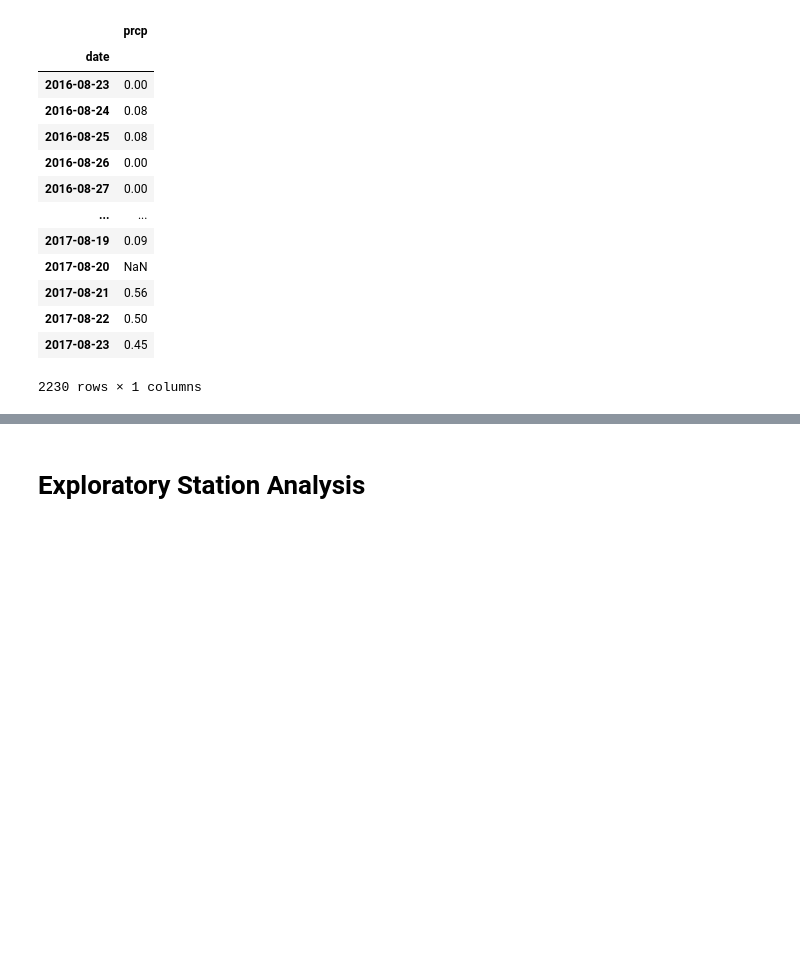
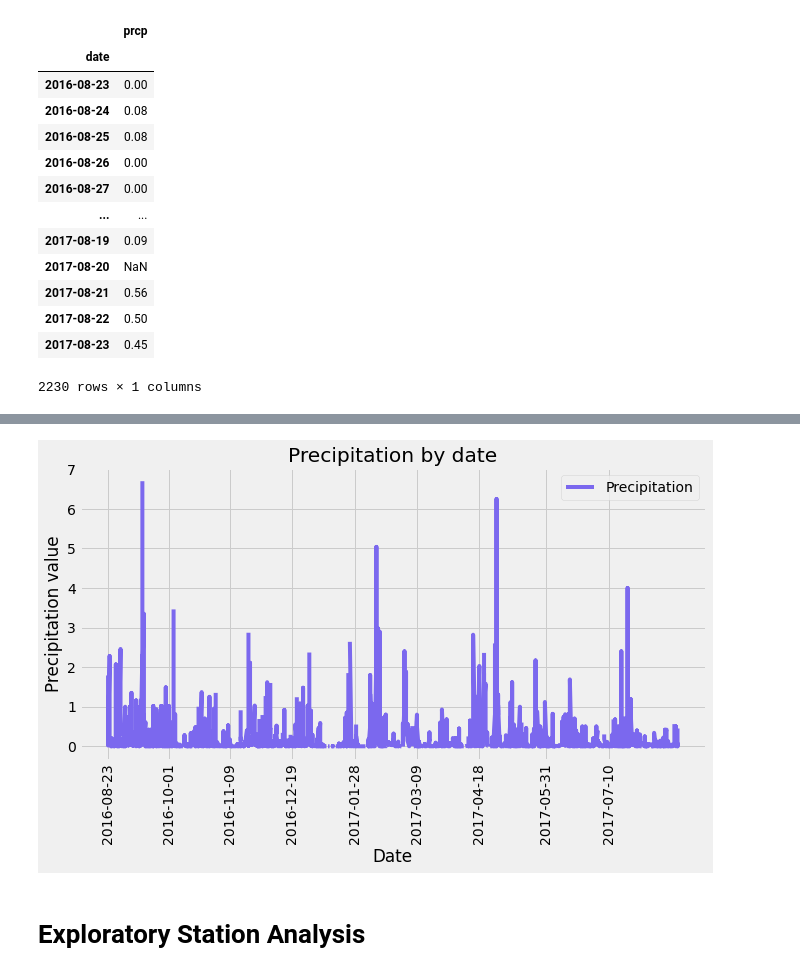
Before and after one commit to LP-116/sqlalchemy-challenge, a Jupyter notebook: climate_starter.ipynb, the cells around one changed output, grey strips where cells are left out. Saved outputs shown, nothing was run; the diff lists cells and outputs as text; code cells hidden in the pictures; blank space fills up the shorter version.

```diff
--- a/climate_starter.ipynb
+++ b/climate_starter.ipynb
@@ -136,3 +150,17 @@ prcp_df
+# %%
+x_data = prcp_df.index
+y_data = prcp_df["prcp"]
+
+plt.figure(figsize=(10,5))
+plt.plot(x_data, y_data, color="mediumslateblue")
+plt.xticks(x_data[::250], rotation="vertical")
+plt.xlabel("Date")
+plt.ylabel("Precipitation value")
+plt.title("Precipitation by date")
+plt.legend(["Precipitation"], loc = "upper right")
+plt.show();
+# %% [output]
+[figure, added]
 # %%
 # Use Pandas to calcualte the summary statistics for the precipitation data
 # %% [markdown]
```
Also changed, not shown: parts of 5 cells of this notebook.
